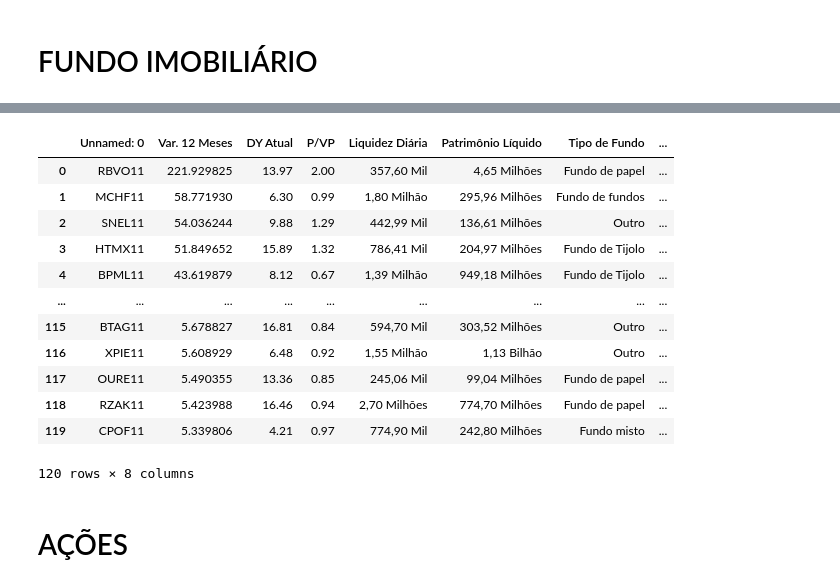
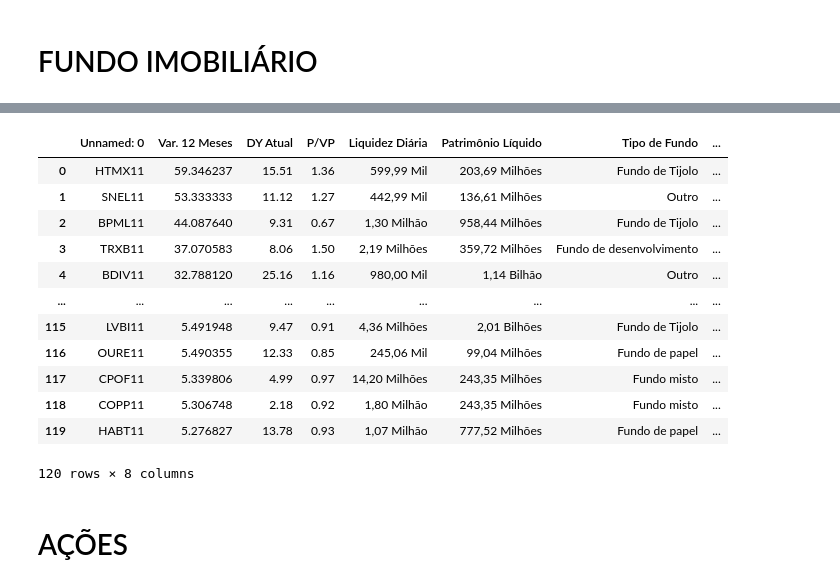
Before and after one commit to BrunoOJ/PYTHON-PARA-INVESTIMENTOS, a Jupyter notebook: Raspagem_de_dados.ipynb, the cells around one changed output, grey strips where cells are left out. Drawn from its saved outputs; the diff is of its cells as text; code cells hidden in the pictures.

```diff
--- a/Raspagem_de_dados.ipynb
+++ b/Raspagem_de_dados.ipynb
@@ -123,25 +123,25 @@ menor_PVP
 # %%
 url = "https://investidor10.com.br/fiis/rankings/maior-valorizacao/"
 headers = {"user-agent":"Mozilla/5.0"}
 resposta = requests.get(url, headers=headers)
 soup = BeautifulSoup(resposta.content, 'html.parser')
 tabela = soup.find_all(name="table")
 tabelas_df = [pd.read_html(StringIO(str(tab)))[0] for tab in tabela]
-menor_V = tabelas_df[0]
-menor_V
+maior_V = tabelas_df[0]
+maior_V
 # %% [output]
 |  | Unnamed: 0 | Var. 12 Meses | DY Atual | P/VP | Liquidez Diária | Patrimônio Líquido | Tipo de Fundo | ... |
-| 0 | RBVO11 | 221.929825 | 13.97 | 2.00 | 357,60 Mil | 4,65 Milhões | Fundo de papel | ... |
-| 1 | MCHF11 | 58.771930 | 6.30 | 0.99 | 1,80 Milhão | 295,96 Milhões | Fundo de fundos | ... |
-| 2 | SNEL11 | 54.036244 | 9.88 | 1.29 | 442,99 Mil | 136,61 Milhões | Outro | ... |
-| 3 | HTMX11 | 51.849652 | 15.89 | 1.32 | 786,41 Mil | 204,97 Milhões | Fundo de Tijolo | ... |
-| 4 | BPML11 | 43.619879 | 8.12 | 0.67 | 1,39 Milhão | 949,18 Milhões | Fundo de Tijolo | ... |
+| 0 | HTMX11 | 59.346237 | 15.51 | 1.36 | 599,99 Mil | 203,69 Milhões | Fundo de Tijolo | ... |
+| 1 | SNEL11 | 53.333333 | 11.12 | 1.27 | 442,99 Mil | 136,61 Milhões | Outro | ... |
+| 2 | BPML11 | 44.087640 | 9.31 | 0.67 | 1,30 Milhão | 958,44 Milhões | Fundo de Tijolo | ... |
+| 3 | TRXB11 | 37.070583 | 8.06 | 1.50 | 2,19 Milhões | 359,72 Milhões | Fundo de desenvolvimento | ... |
+| 4 | BDIV11 | 32.788120 | 25.16 | 1.16 | 980,00 Mil | 1,14 Bilhão | Outro | ... |
 | ... | ... | ... | ... | ... | ... | ... | ... | ... |
-| 115 | BTAG11 | 5.678827 | 16.81 | 0.84 | 594,70 Mil | 303,52 Milhões | Outro | ... |
-| 116 | XPIE11 | 5.608929 | 6.48 | 0.92 | 1,55 Milhão | 1,13 Bilhão | Outro | ... |
-| 117 | OURE11 | 5.490355 | 13.36 | 0.85 | 245,06 Mil | 99,04 Milhões | Fundo de papel | ... |
-| 118 | RZAK11 | 5.423988 | 16.46 | 0.94 | 2,70 Milhões | 774,70 Milhões | Fundo de papel | ... |
-| 119 | CPOF11 | 5.339806 | 4.21 | 0.97 | 774,90 Mil | 242,80 Milhões | Fundo misto | ... |
+| 115 | LVBI11 | 5.491948 | 9.47 | 0.91 | 4,36 Milhões | 2,01 Bilhões | Fundo de Tijolo | ... |
+| 116 | OURE11 | 5.490355 | 12.33 | 0.85 | 245,06 Mil | 99,04 Milhões | Fundo de papel | ... |
+| 117 | CPOF11 | 5.339806 | 4.99 | 0.97 | 14,20 Milhões | 243,35 Milhões | Fundo misto | ... |
+| 118 | COPP11 | 5.306748 | 2.18 | 0.92 | 1,80 Milhão | 243,35 Milhões | Fundo misto | ... |
+| 119 | HABT11 | 5.276827 | 13.78 | 0.93 | 1,07 Milhão | 777,52 Milhões | Fundo de papel | ... |
 120 rows × 8 columns
 # %% [markdown]
 # AÇÕES
```
Also changed, not shown: parts of 15 cells of this notebook.
